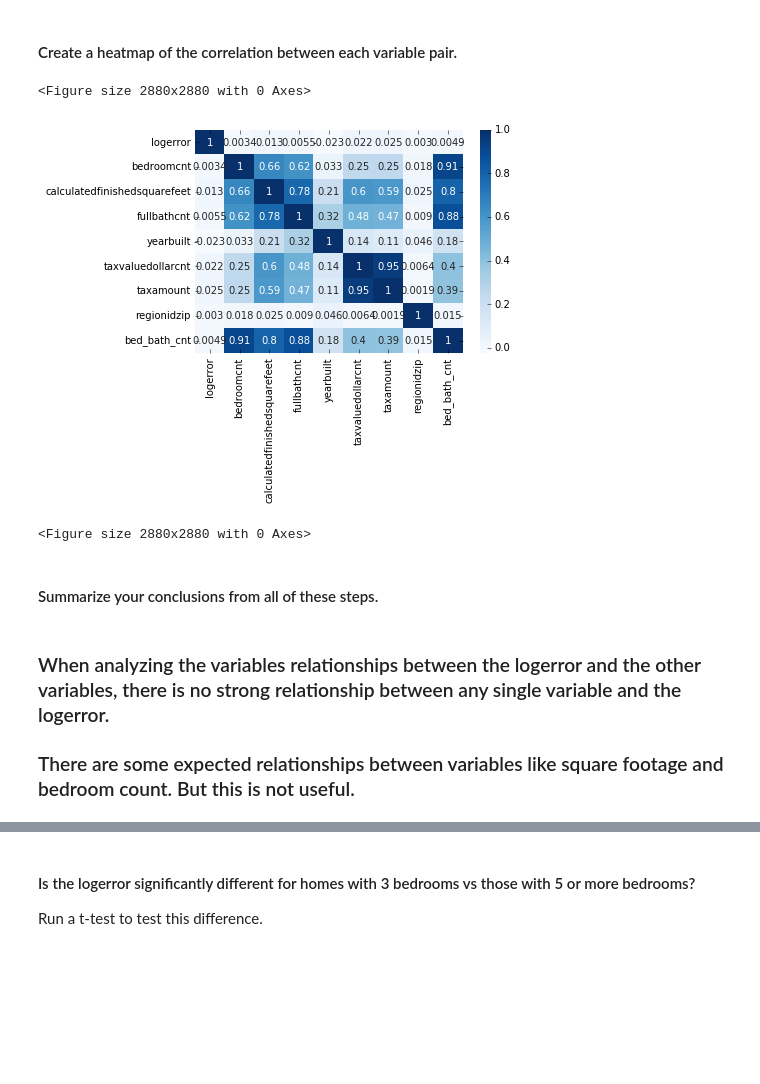
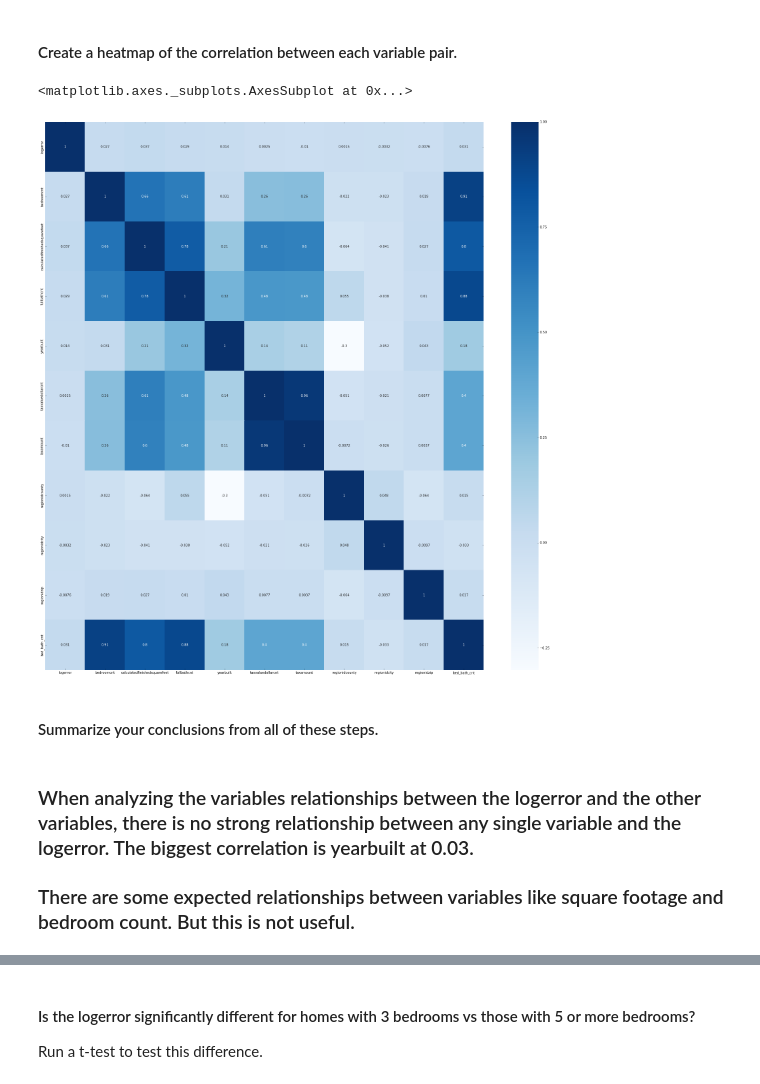
Before and after one commit to jessejinnaruiz/codeup-ds-projects, a Jupyter notebook: Regression_Proj_JesseRuiz.ipynb, the cells around one changed output, grey strips where cells are left out. Saved outputs shown, nothing was run; the diff lists cells and outputs as text; code cells hidden in the pictures; blank space fills up the shorter version.

```diff
--- a/Regression_Proj_JesseRuiz.ipynb
+++ b/Regression_Proj_JesseRuiz.ipynb
@@ -127,6 +115,6 @@ zillow_2016_df.sample(5)
 5 rows × 58 columns
 # %%
-homes_2016_df = zillow_2016_df[['parcelid','bathroomcnt', 'bedroomcnt', 'calculatedfinishedsquarefeet', 'fullbathcnt', 'garagecarcnt', 'roomcnt', 'yearbuilt', 'taxvaluedollarcnt', 'taxamount', 'regionidzip','latitude','longitude']]
+homes_2016_df = zillow_2016_df[['parcelid','bathroomcnt', 'bedroomcnt', 'calculatedfinishedsquarefeet', 'fullbathcnt', 'garagecarcnt', 'roomcnt', 'yearbuilt', 'taxvaluedollarcnt', 'taxamount','regionidcounty', 'regionidcity', 'regionidneighborhood', 'regionidzip','latitude','longitude']]
 homes_2016_df.sample(10)
 # %% [output]
 |  | parcelid | bathroomcnt | bedroomcnt | calculatedfinishedsquarefeet | fullbathcnt | garagecarcnt | roomcnt | ... |
@@ -220,5 +204,5 @@ memory usage: 11.0+ MB
 # %%
-df_merged = df_merged.drop(['garagecarcnt','latitude','longitude'],axis=1)
+df_merged = df_merged.drop(['garagecarcnt','latitude','longitude','regionidneighborhood'],axis=1)
 # %% [markdown]
 <h1>Data Prep</h1>
 
@@ -400,2 +403,0 @@ df_cleaned
-# %%
-df_cleaned['logerror'] = df_cleaned['logerror']*df_cleaned['logerror']
@@ -648,14 +639,14 @@ g.set(alpha=0.5)
 # %% [markdown]
 #### Create a heatmap of the correlation between each variable pair.
 # %%
+plt.figure(figsize=(30, 30))
+
 sns.heatmap(X_train.corr(),cmap='Blues', annot=True)
-plt.figure(figsize=(40, 40))
 # %% [output]
-<Figure size 2880x2880 with 0 Axes>
+<matplotlib.axes._subplots.AxesSubplot at 0x...>
-[figure, old version]
+[figure, new version]
-<Figure size 2880x2880 with 0 Axes>
 # %% [markdown]
 #### Summarize your conclusions from all of these steps.
 # %% [markdown]
-### When analyzing the variables relationships between the logerror and the other variables, there is no strong relationship between any single variable and the logerror.
+### When analyzing the variables relationships between the logerror and the other variables, there is no strong relationship between any single variable and the logerror. The biggest correlation is yearbuilt at 0.03.
 ### There are some expected relationships between variables like square footage and bedroom count. But this is not useful.
```
Also changed, not shown: parts of 82 cells of this notebook.
